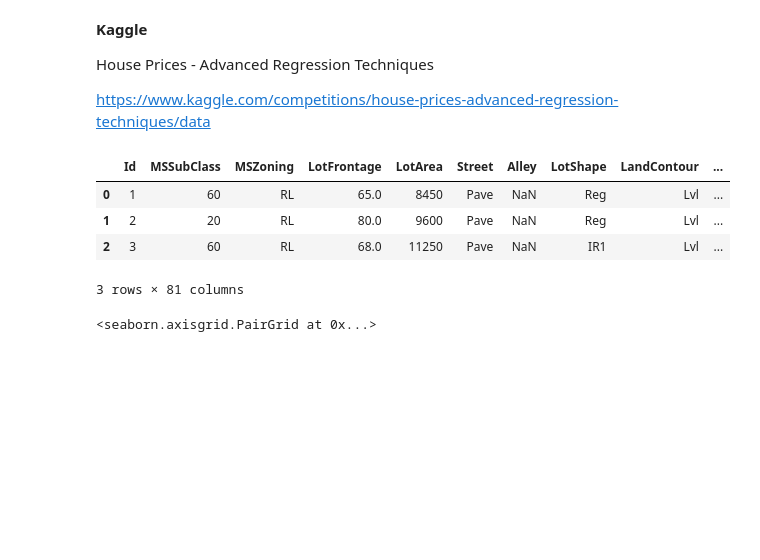
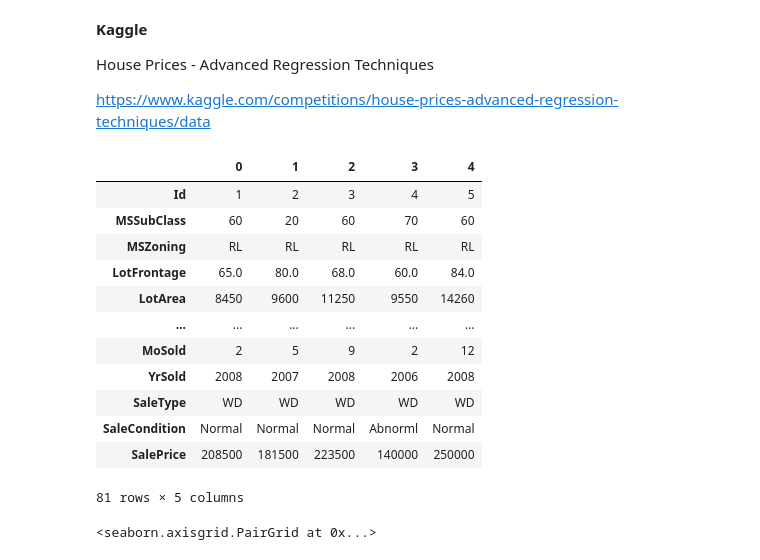
Before and after one commit to Firtux/Projects, a Jupyter notebook: ML_learning/Kaggle/House_prices(NOT).ipynb, the cells around one changed output. Saved outputs shown, nothing was run; the diff lists cells and outputs as text; code cells hidden in the pictures; blank space fills up the shorter version.

```diff
--- a/ML/Kaggle/House_prices(NOT).ipynb
+++ b/ML_learning/Kaggle/House_prices(NOT).ipynb
@@ -10,13 +10,21 @@ import seaborn as sns
 # %%
 house_prices_train = pd.read_csv(r'https://drive.google.com/uc?export=download&id=1JXzryWB1VstGi5J8OSyvRidYY0S9PR4s')
 # %%
-house_prices_train.head(3)
+house_prices_train.head().T
 # %% [output]
-|  | Id | MSSubClass | MSZoning | LotFrontage | LotArea | Street | Alley | LotShape | LandContour | ... |
-| 0 | 1 | 60 | RL | 65.0 | 8450 | Pave | NaN | Reg | Lvl | ... |
-| 1 | 2 | 20 | RL | 80.0 | 9600 | Pave | NaN | Reg | Lvl | ... |
-| 2 | 3 | 60 | RL | 68.0 | 11250 | Pave | NaN | IR1 | Lvl | ... |
+|  | 0 | 1 | 2 | 3 | 4 |
+| Id | 1 | 2 | 3 | 4 | 5 |
+| MSSubClass | 60 | 20 | 60 | 70 | 60 |
+| MSZoning | RL | RL | RL | RL | RL |
+| LotFrontage | 65.0 | 80.0 | 68.0 | 60.0 | 84.0 |
+| LotArea | 8450 | 9600 | 11250 | 9550 | 14260 |
+| ... | ... | ... | ... | ... | ... |
+| MoSold | 2 | 5 | 9 | 2 | 12 |
+| YrSold | 2008 | 2007 | 2008 | 2006 | 2008 |
+| SaleType | WD | WD | WD | WD | WD |
+| SaleCondition | Normal | Normal | Normal | Abnorml | Normal |
+| SalePrice | 208500 | 181500 | 223500 | 140000 | 250000 |
-3 rows × 81 columns
+81 rows × 5 columns
 # %%
 data = house_prices_train[['LotFrontage', 'LotArea', 'SalePrice']]
 
```
Also changed, not shown: 37 other files.
